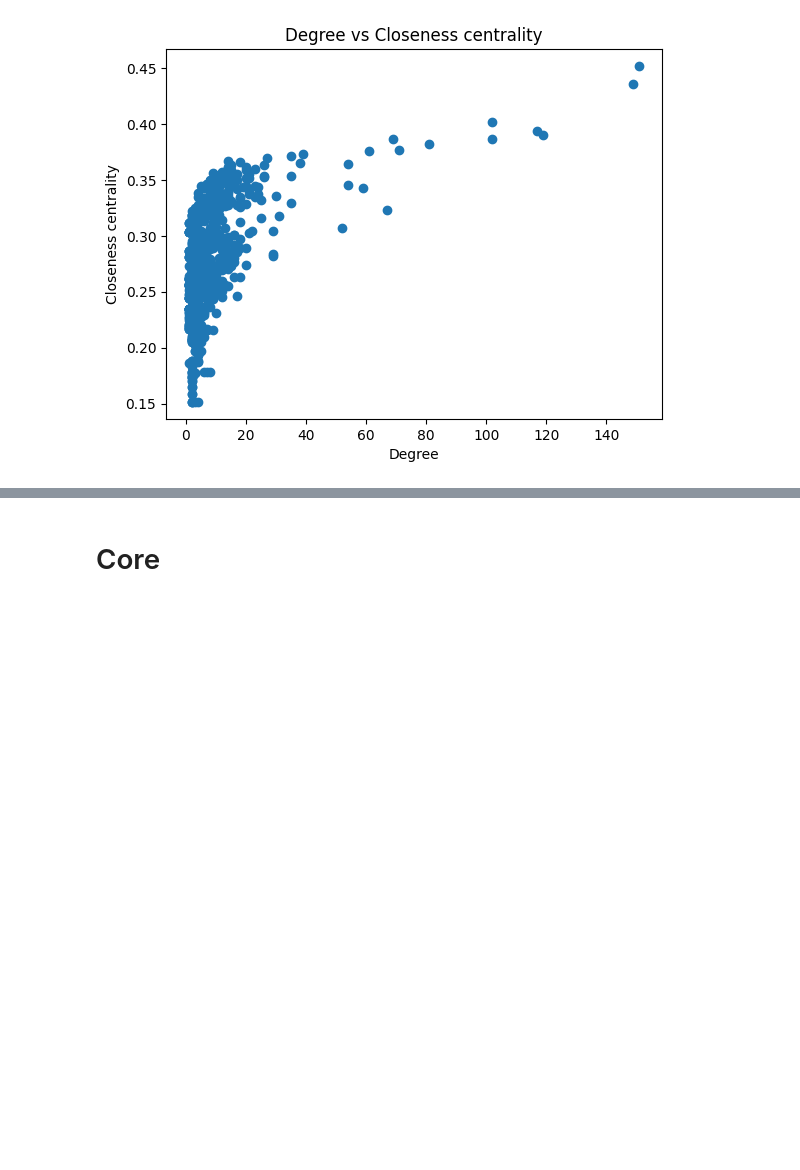
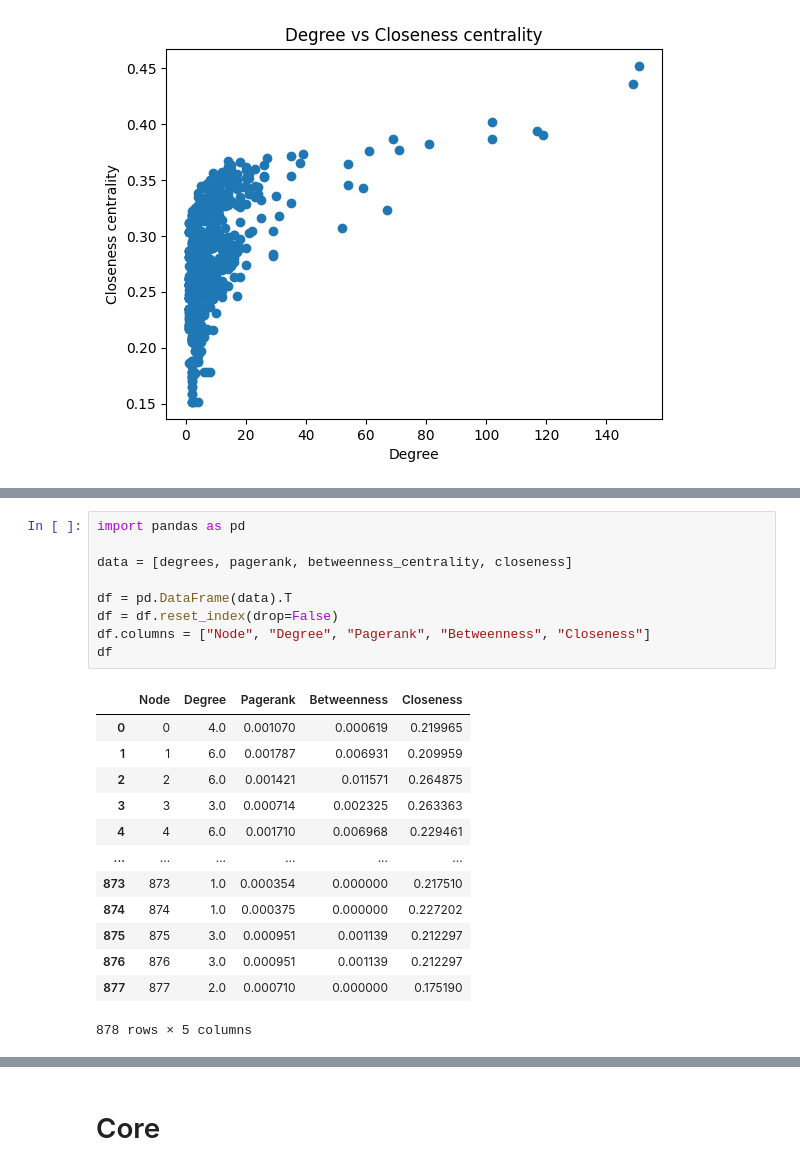
Before and after one commit to danieldamc/redes-complejas, a Jupyter notebook: assigment_1.ipynb, the cells around one changed output, grey strips where cells are left out. Saved outputs shown, nothing was run; the diff lists cells and outputs as text; blank space fills up the shorter version.

```diff
--- a/assigment_1.ipynb
+++ b/assigment_1.ipynb
@@ -212,0 +299,23 @@ plt.show()
+# %%
+import pandas as pd
+
+data = [degrees, pagerank, betweenness_centrality, closeness]
+
+df = pd.DataFrame(data).T
+df = df.reset_index(drop=False)
+df.columns = ["Node", "Degree", "Pagerank", "Betweenness", "Closeness"]
+df
+# %% [output]
+|  | Node | Degree | Pagerank | Betweenness | Closeness |
+| 0 | 0 | 4.0 | 0.001070 | 0.000619 | 0.219965 |
+| 1 | 1 | 6.0 | 0.001787 | 0.006931 | 0.209959 |
+| 2 | 2 | 6.0 | 0.001421 | 0.011571 | 0.264875 |
+| 3 | 3 | 3.0 | 0.000714 | 0.002325 | 0.263363 |
+| 4 | 4 | 6.0 | 0.001710 | 0.006968 | 0.229461 |
+| ... | ... | ... | ... | ... | ... |
+| 873 | 873 | 1.0 | 0.000354 | 0.000000 | 0.217510 |
+| 874 | 874 | 1.0 | 0.000375 | 0.000000 | 0.227202 |
+| 875 | 875 | 3.0 | 0.000951 | 0.001139 | 0.212297 |
+| 876 | 876 | 3.0 | 0.000951 | 0.001139 | 0.212297 |
+| 877 | 877 | 2.0 | 0.000710 | 0.000000 | 0.175190 |
+878 rows × 5 columns
```
Also changed, not shown: parts of 10 cells of this notebook, 4 other files.
